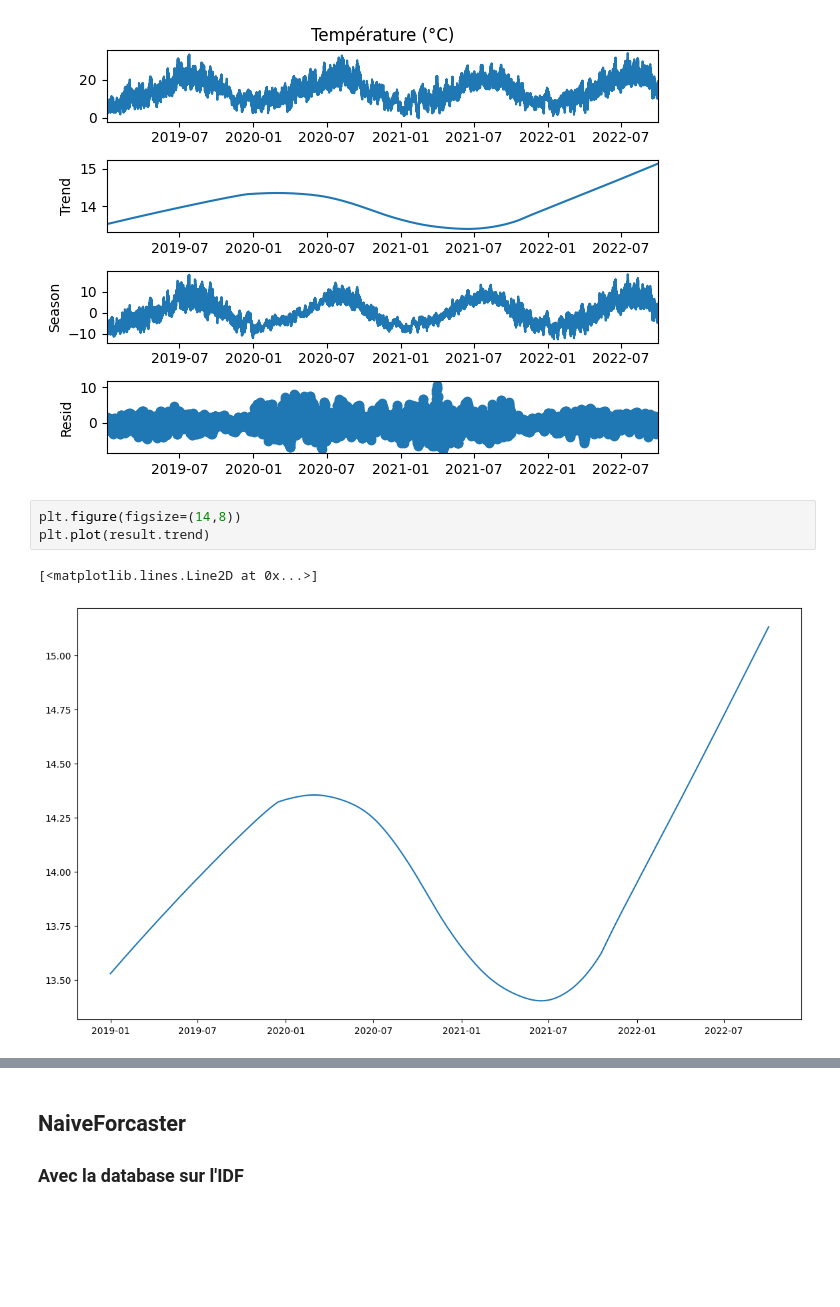
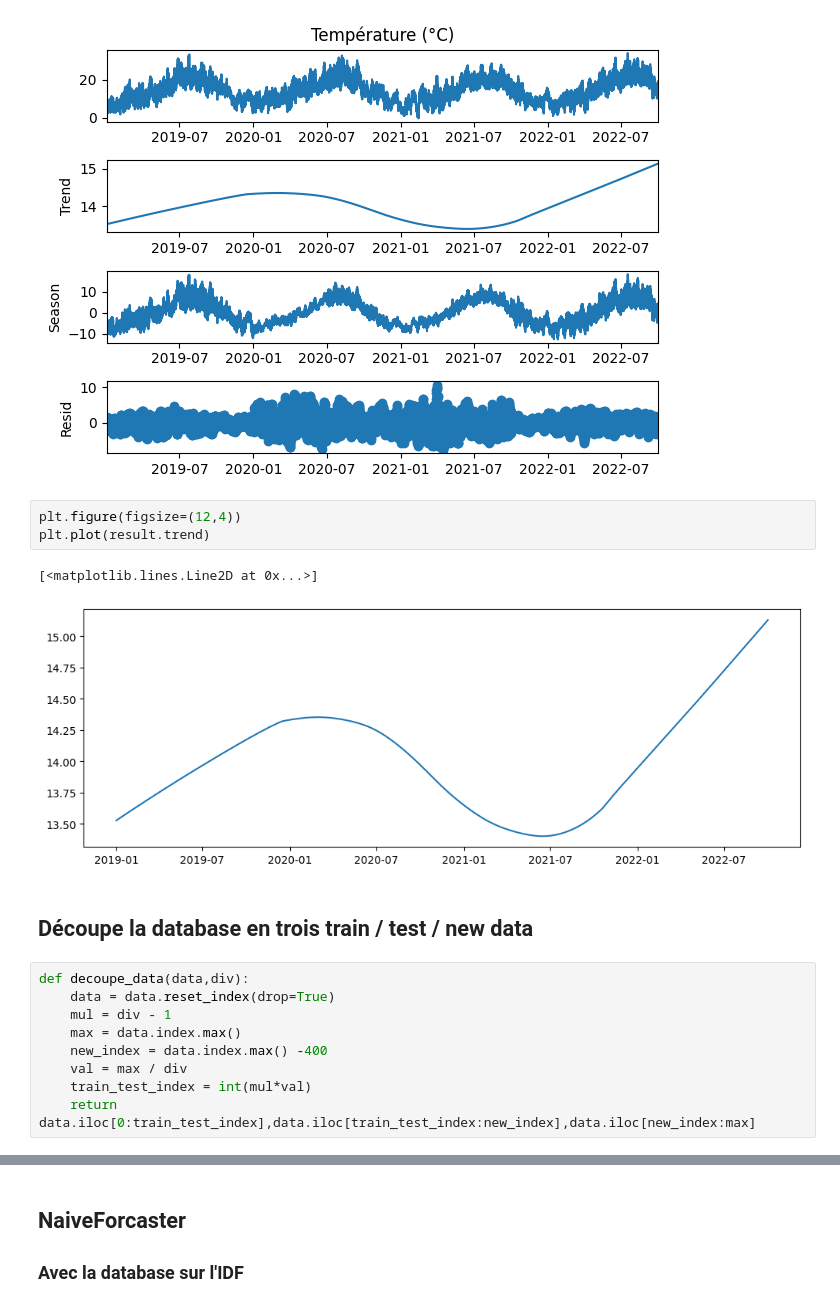
Before and after one commit to JAndretti/Projet-Time-Series-E5, a Jupyter notebook: main.ipynb, the cells around one changed output, grey strips where cells are left out. Cells and saved outputs as stored; diff of their text form; blank space fills up the shorter version.

Commit message:
correction bug + ajout fonction split data

```diff
--- a/main.ipynb
+++ b/main.ipynb
@@ -242,8 +284,19 @@ _ = result.plot()
 # %% [output]
 [figure]
 # %%
-plt.figure(figsize=(14,8))
+plt.figure(figsize=(12,4))
 plt.plot(result.trend)
 # %% [output]
 [<matplotlib.lines.Line2D at 0x...>]
-[figure, old version]
+[figure, new version]
+# %% [markdown]
+## Découpe la database en trois train / test / new data
+# %%
+def decoupe_data(data,div):
+    data = data.reset_index(drop=True)
+    mul = div - 1
+    max = data.index.max()
+    new_index = data.index.max() -400
+    val = max / div
+    train_test_index = int(mul*val)
+    return data.iloc[0:train_test_index],data.iloc[train_test_index:new_index],data.iloc[new_index:max]
```
Also changed, not shown: parts of 5 cells of this notebook.
